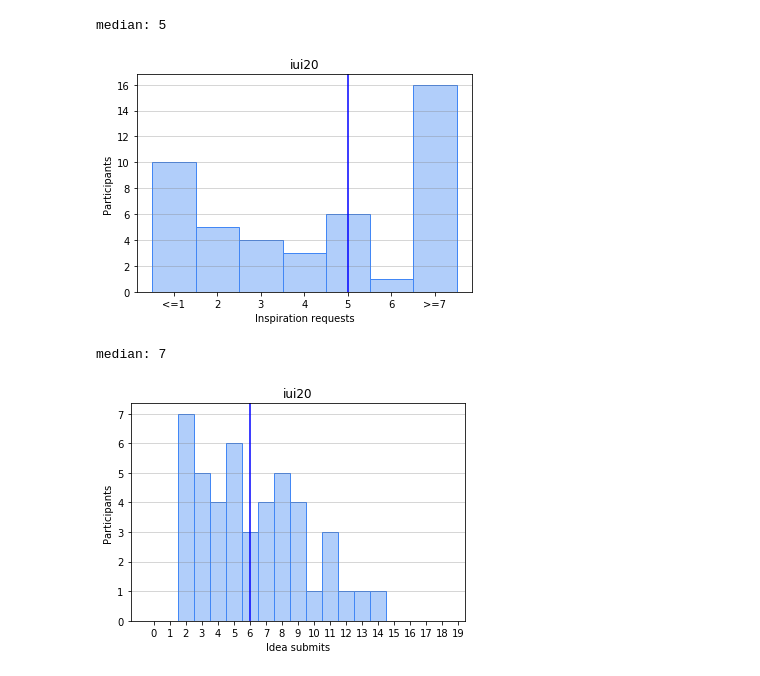
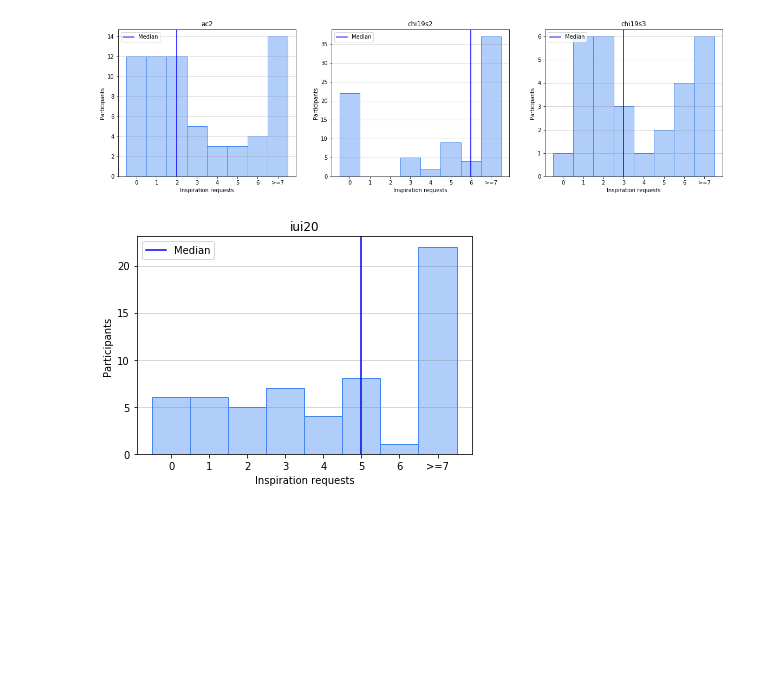
Before and after one commit to kiwikern/ideator-types-sequence-analysis, a Jupyter notebook: sequence_analysis.ipynb, the cells around one changed output. Drawn from its saved outputs; the diff is of its cells as text; code cells hidden in the pictures; blank space fills up the shorter version.

```diff
--- a/sequence_analysis.ipynb
+++ b/sequence_analysis.ipynb
@@ -108,58 +85,45 @@ def get_results_for_all_studies():
         results[study['study_name']] = result
     return results
 # %%
-##########################
+def print_histogram(study, max_buckets, xlabel, column_name, ideator_type = None):
+    filtered_data = filter_by_idea_submits(study['study_name'], study['study_time'], min_idea_submits)
+    title = study['study_name']
+    if ideator_type is not None:
+        workers_per_type = get_types(filtered_data, study['study_time'])
+        filtered_data = filtered_data[filtered_data['workerId'].isin(workers_per_type[ideator_type])]
+        title =  title + ' (' + ideator_type + ' only)'
+    med = get_median_requests(filtered_data, study['study_time'])
+    if column_name == '-ideaSubmitTimers':
+        med = get_median_submits(filtered_data, study['study_time'])
+    clipped_data = np.clip(filtered_data[str(study['study_time']) + column_name], 0, max_buckets)
+    plt.hist(clipped_data, bins=max_buckets, color = "#b1cefa", edgecolor='#4287f5', range=(0, max_buckets))
+    xticks = np.append(np.arange(0, max_buckets - 1), ">=" + str(max_buckets - 1))
+    plt.title(title)
+    plt.xlabel(xlabel)
+    plt.ylabel('Participants')
+    plt.xticks(np.arange(max_buckets) + 0.5, labels = xticks)
+    plt.axvline(med + 0.5, color = "blue", label = 'Median')
+    plt.grid(axis='y', alpha = 0.4, color = "gray")
+    plt.legend(loc = 'upper left')
+
+
 def print_requests_histogram(study):
-    filtered_data = filter_by_idea_submits(study['study_name'], study['study_time'], min_idea_submits)
-    med = get_median_requests(filtered_data, study['study_time'])
-    print('median: ' + str(med))
-    clipped_data = np.clip(filtered_data[str(study['study_time']) + '-inspirationRequestTimers'], 1, 7)
-    plt.hist(clipped_data, bins=np.arange(8)+0.5, color = "#b1cefa", edgecolor='#4287f5')
-    xticks =  np.insert(np.append(np.arange(2, 7), ">=7"),0, "<=1" )
-    plt.title(study['study_name'])
-    plt.xlabel('Inspiration requests')
-    plt.ylabel('Participants')
-    plt.xticks(np.arange(7) + 1, labels = xticks)
-    plt.axvline(med, color = "blue")
-    plt.grid(axis='y', alpha = 0.4, color = "gray")
+    print_histogram(study, max_buckets = 8, xlabel = 'Inspiration requests', column_name = '-inspirationRequestTimers')
 
-'''
-fig = plt.figure()
+
+fig = plt.figure(figsize=(20, 5))
 fig.add_subplot(1,3,1)
-print_histogram(studies[0])
+print_requests_histogram(studies[0])
 fig.add_subplot(1,3,2)
-print_histogram(studies[1])
+print_requests_histogram(studies[1])
 fig.add_subplot(1,3,3)
-print_histogram(studies[2])
+print_requests_histogram(studies[2])
 plt.show()
-'''
+fig.savefig("previousStudies-inspirationRequests-histogram.pdf", bbox_inches='tight')
 histogram = plt.figure()
-print_histogram(studies[3])
+print_requests_histogram(studies[3])
 plt.show()
 histogram.savefig("iui20-inspirationRequests-histogram.pdf", bbox_inches='tight')
 # %% [output]
-median: 5
-[figure, old version]
+[figure, new version]
+[figure, added]
-# %%
-def print_submits_histogram(study):
-    filtered_data = filter_by_idea_submits(study['study_name'], study['study_time'], min_idea_submits)
-    med = get_median_submits(filtered_data, study['study_time'])
-    print('median: ' + str(med))
-    clipped_data = np.clip(filtered_data[str(study['study_time']) + '-ideaSubmitTimers'], 0, 20)
-    plt.hist(clipped_data, bins=np.arange(20)+0.5, color = "#b1cefa", edgecolor='#4287f5')
-    xticks =  np.append(np.arange(0, 20), ">=7")
-    plt.title(study['study_name'])
-    plt.xlabel('Idea submits')
-    plt.ylabel('Participants')
-    plt.xticks(np.arange(20) + 1, labels = xticks)
-    plt.axvline(med, color = "blue")
-    plt.grid(axis='y', alpha = 0.4, color = "gray")
-
-
-histogram = plt.figure()
-print_submits_histogram(studies[3])
-plt.show()
-histogram.savefig("iui20-ideaSubmits-histogram.pdf", bbox_inches='tight')
-# %% [output]
-median: 7
-[figure, removed]
```
Also changed, not shown: parts of 8 cells of this notebook, 11 other files.
